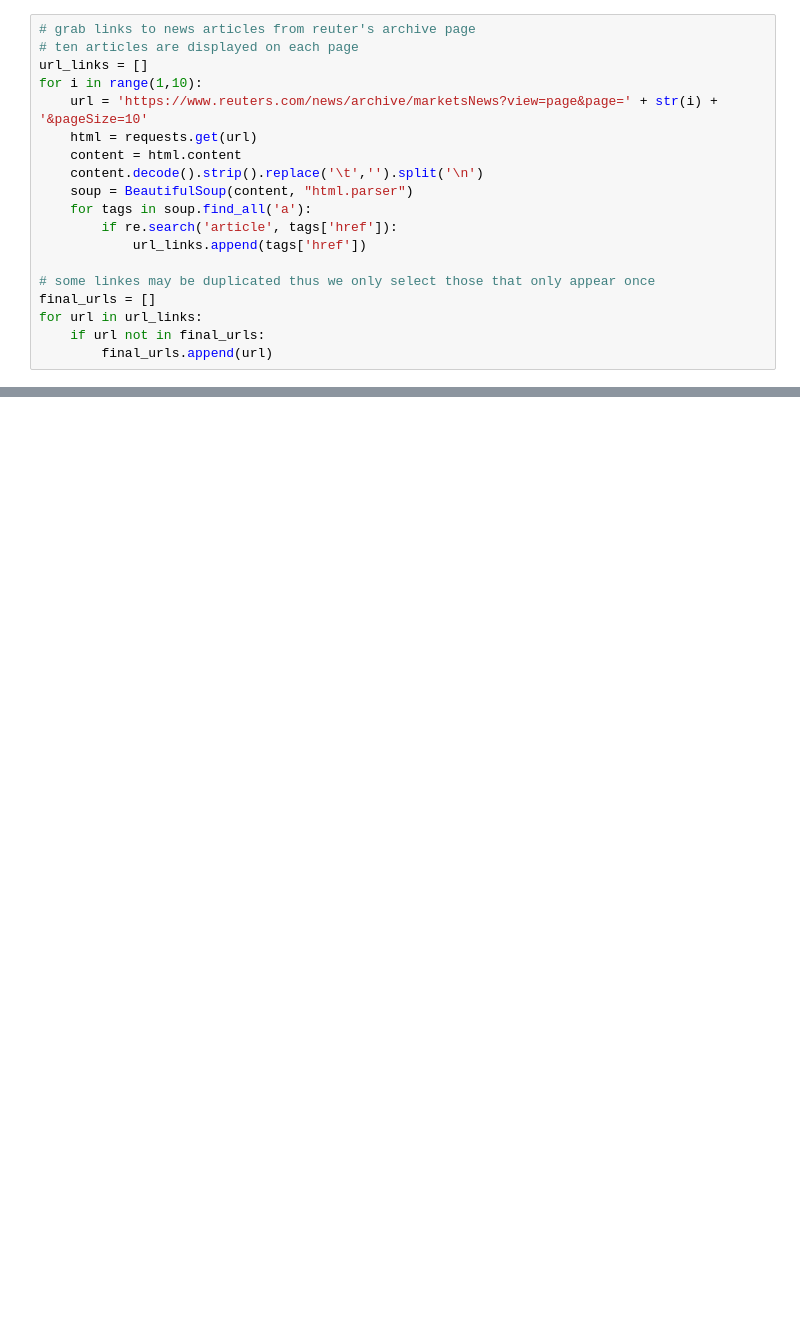
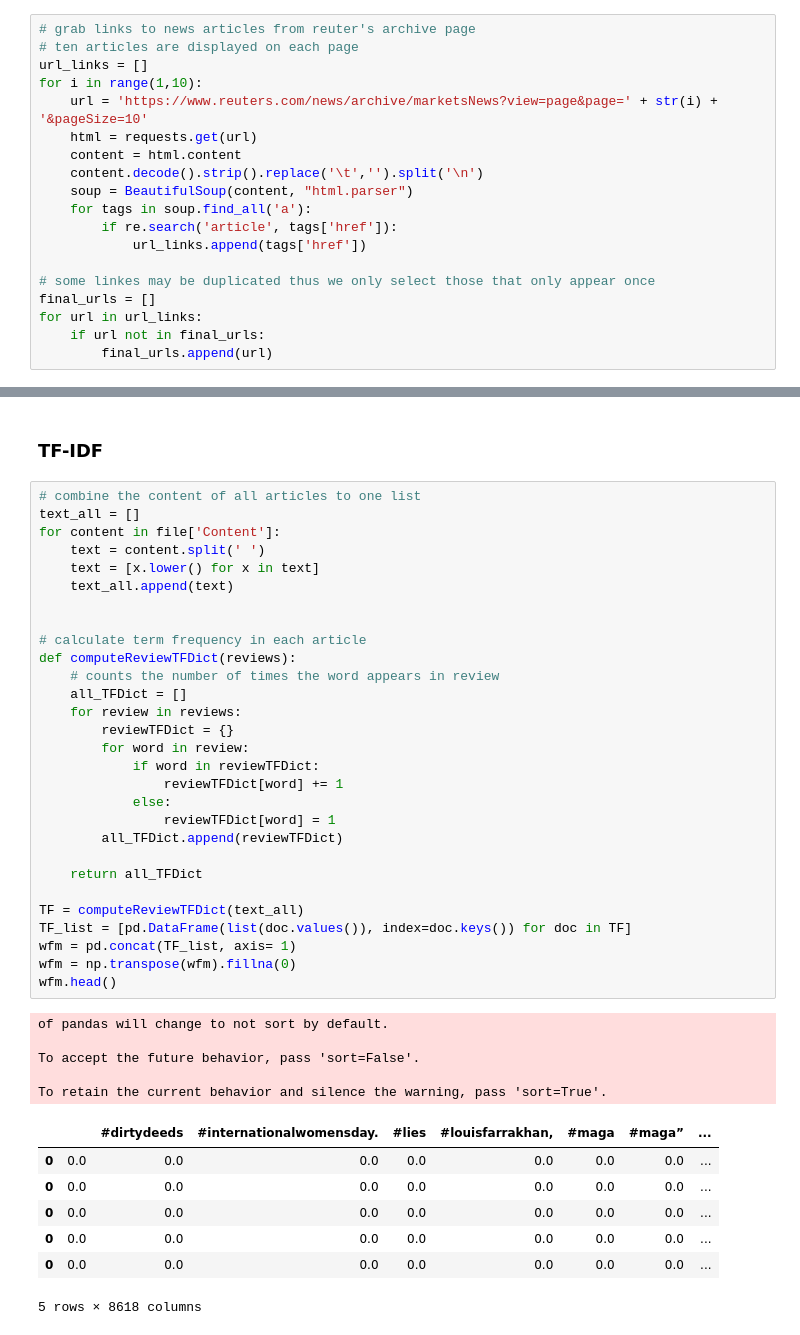
Before and after one commit to bryanswangxx16/CSX_Project_Spring_2019, a Jupyter notebook: Week_9-11 (HW 4-6)/HW4-6.ipynb, the cells around one changed output, grey strips where cells are left out. Drawn from its saved outputs; the diff is of its cells as text; blank space fills up the shorter version.

```diff
--- a/Week_9-11 (HW 4-6)/HW4-6.ipynb
+++ b/Week_9-11 (HW 4-6)/HW4-6.ipynb
@@ -87,0 +111,44 @@ pd.DataFrame({'Title' : title_all, 'Time':time_all, 'Content':content_all})
+# %% [markdown]
+### TF-IDF
+# %%
+# combine the content of all articles to one list
+text_all = []
+for content in file['Content']:
+    text = content.split(' ')
+    text = [x.lower() for x in text]
+    text_all.append(text)
+
+
+# calculate term frequency in each article
+def computeReviewTFDict(reviews):
+    # counts the number of times the word appears in review
+    all_TFDict = []
+    for review in reviews:
+        reviewTFDict = {}
+        for word in review:
+            if word in reviewTFDict:
+                reviewTFDict[word] += 1
+            else:
+                reviewTFDict[word] = 1
+        all_TFDict.append(reviewTFDict)
+
+    return all_TFDict
+
+TF = computeReviewTFDict(text_all)
+TF_list = [pd.DataFrame(list(doc.values()), index=doc.keys()) for doc in TF]
+wfm = pd.concat(TF_list, axis= 1)
+wfm = np.transpose(wfm).fillna(0)
+wfm.head()
+# %% [output]
+of pandas will change to not sort by default.
+
+To accept the future behavior, pass 'sort=False'.
+
+To retain the current behavior and silence the warning, pass 'sort=True'.
+|  |  | #dirtydeeds | #internationalwomensday. | #lies | #louisfarrakhan, | #maga | #maga” | ... |
+| 0 | 0.0 | 0.0 | 0.0 | 0.0 | 0.0 | 0.0 | 0.0 | ... |
+| 0 | 0.0 | 0.0 | 0.0 | 0.0 | 0.0 | 0.0 | 0.0 | ... |
+| 0 | 0.0 | 0.0 | 0.0 | 0.0 | 0.0 | 0.0 | 0.0 | ... |
+| 0 | 0.0 | 0.0 | 0.0 | 0.0 | 0.0 | 0.0 | 0.0 | ... |
+| 0 | 0.0 | 0.0 | 0.0 | 0.0 | 0.0 | 0.0 | 0.0 | ... |
+5 rows × 8618 columns
```
Also changed, not shown: parts of 14 cells of this notebook, 2 other files.
